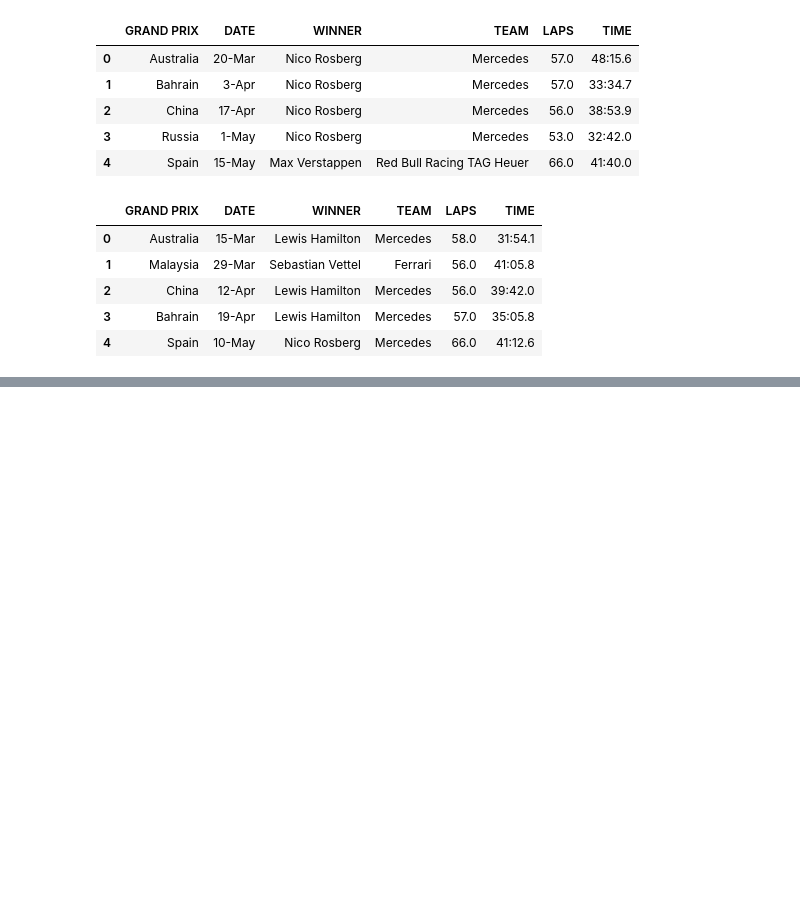
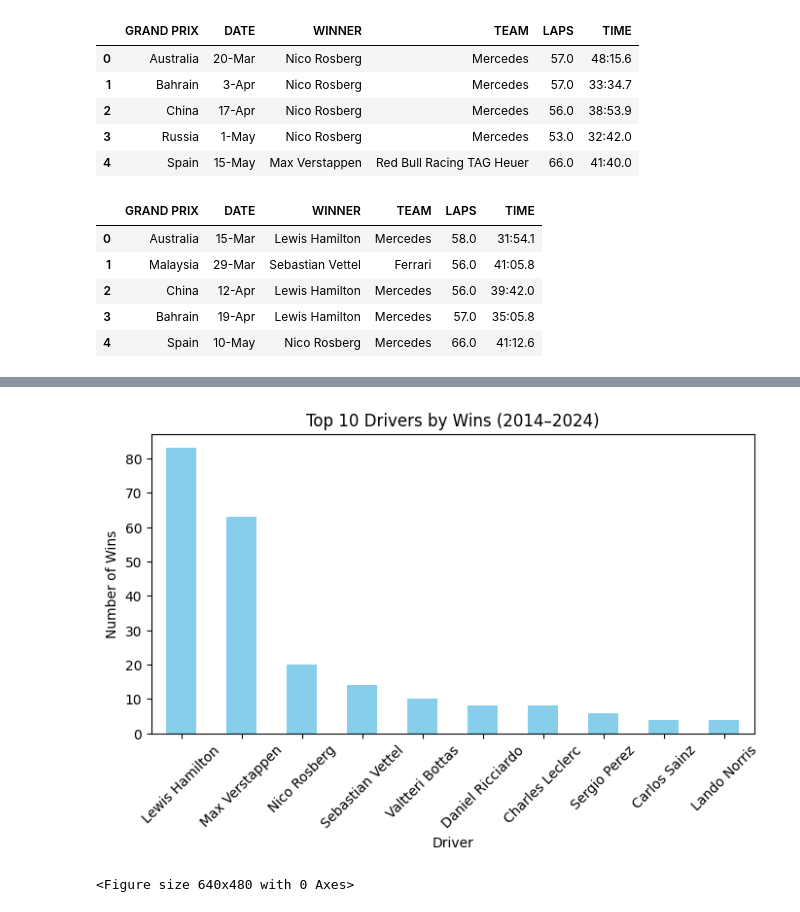
Before and after one commit to ishita2816/formula1-data-analysis, a Jupyter notebook: notebooks/01_data_collection.ipynb.ipynb, the cells around one changed output, grey strips where cells are left out. Drawn from its saved outputs; the diff is of its cells as text; code cells hidden in the pictures; blank space fills up the shorter version.

Commit message:
visualizations

```diff
--- a/notebooks/01_data_collection.ipynb.ipynb
+++ b/notebooks/01_data_collection.ipynb.ipynb
@@ -121,7 +122,7 @@ results_2016.head()
 # %%
 #importing data for 2015
 # Load the 2015 race results CSV
-results_2015 = pd.read_csv("f1_2015(Sheet1).csv")
+results_2015 = pd.read_csv("../data/f1_2015(Sheet1).csv")
 # Preview the first few rows
 results_2015.head()
 # %% [output]
@@ -131,3 +132,9 @@ results_2015.head()
 | 2 | China | 12-Apr | Lewis Hamilton | Mercedes | 56.0 | 39:42.0 |
 | 3 | Bahrain | 19-Apr | Lewis Hamilton | Mercedes | 57.0 | 35:05.8 |
 | 4 | Spain | 10-May | Nico Rosberg | Mercedes | 66.0 | 41:12.6 |
+# %%
+#importing data for 2014
+# Load the 2014 race results CSV
+results_2014 = pd.read_csv("../data/f1_2014(Sheet1).csv")
+# Preview the first few rows
+results_2014.head()
@@ -133,0 +148,12 @@ results_2015.head()
+# %%
+# Combine all yearly DataFrames into one
+all_data = pd.concat(
+    [results_2014, results_2015, results_2016, results_2017,
+     results_2018, results_2019, results_2020, results_2021,
+     results_2022, results_2023, results_2024],
+    ignore_index=True
+)
+
+# Verify combined data
+print("Total races combined:", all_data.shape[0])
+all_data.head()
@@ -133,0 +168,4 @@ results_2015.head()
+# %%
+# Count wins per driver
+driver_wins = all_data["WINNER"].value_counts().head(10)
+print(driver_wins)
@@ -133,0 +185,11 @@ results_2015.head()
+# %%
+# plotting wins of each driver
+driver_wins.plot(kind='bar', figsize=(8,4), color='skyblue', title='Top 10 Drivers by Wins (2014–2024)')
+plt.xlabel("Driver")
+plt.ylabel("Number of Wins")
+plt.xticks(rotation=45)
+plt.show()
+plt.savefig("../visuals/top_drivers.png", bbox_inches='tight')
+# %% [output]
+[figure, added]
+<Figure size 640x480 with 0 Axes>
```
Also changed, not shown: parts of 19 cells of this notebook, 11 other files.
